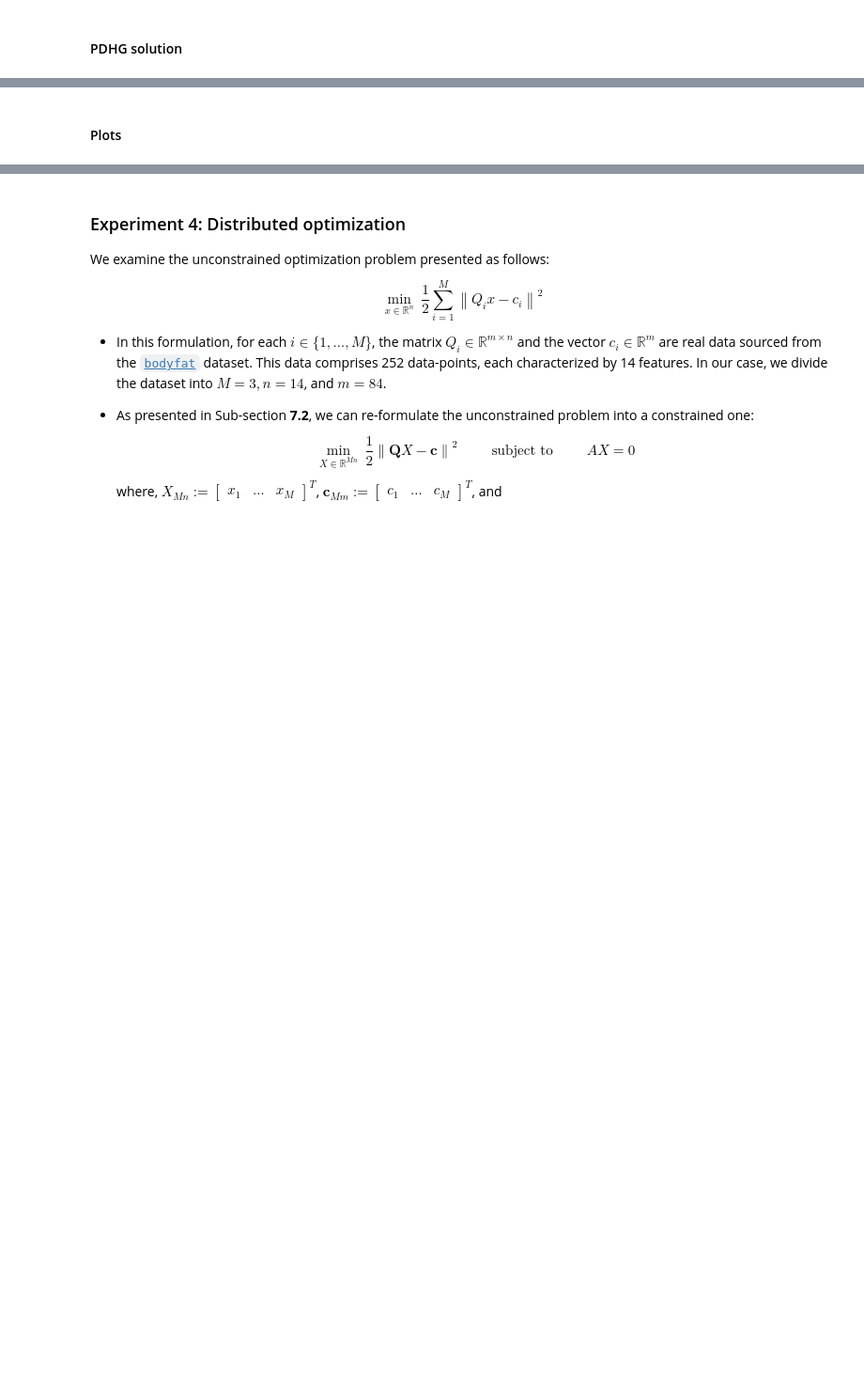
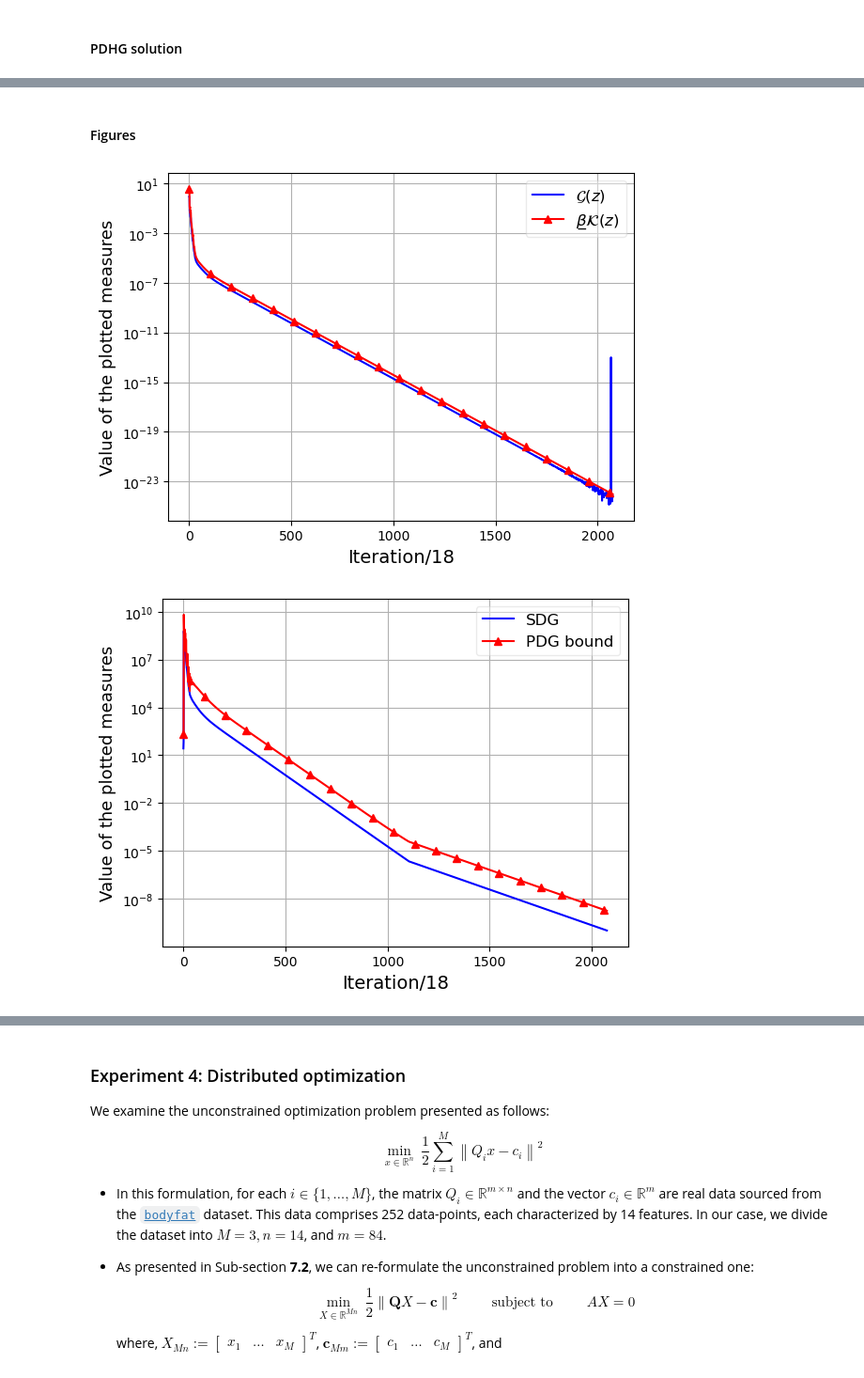
Before and after one commit to IyadWalwil/SDG-as-a-Stopping-Criterion, a Jupyter notebook: Experiments.ipynb, the cells around one changed output, grey strips where cells are left out. Shown at 94% size. Drawn from its saved outputs; the diff is of its cells as text; code cells hidden in the pictures; blank space fills up the shorter version.

```diff
--- a/Experiments.ipynb
+++ b/Experiments.ipynb
@@ -228,8 +354,6 @@ x_star, f_star, L, gamma = prob.prob_parameters(verbose=True)
 # %%
-# Initial values
-xo = np.zeros(n)
-yo = np.random.rand(m)
+# Initializing PDHG
+Alg = PDHG(xo, yo, prob.prox_LS, A, b, x_star)
 
-Alg = PDHG(xo, yo, prob.prox_LS, A, b, x_star)
-# result = Alg.two_runs(stop_crt_kwargs={'f':prob.LS, 'eta_fun':prob.eta_QEBSG})
-result = Alg.two_runs(stop_crt = 'KKT error', stop_crt_kwargs={'f': prob.LS, 'stationarity': prob.stationarity, 'gamma': prob.gamma_MSR()})
+# Solving the problem
+result = Alg.two_runs(stop_crt_kwargs={'f':prob.LS, 'eta_fun':prob.eta_QEBSG})
@@ -238,7 +375,8 @@ result = Alg.two_runs(stop_crt = 'KKT error', stop_crt_kwargs={'f': prob.LS, 'st
 # %%
+# OptimizationBounds initialization, it computes all the measures at initialization.
 bounds = OptimizationBounds(result["Primal variables"], result["Dual variables"], prob.LS, prob.prox_LS,
             prob.stationarity, prob.LSc, prob.proj_LSc, f_star, x_star, A, b,
             L = L, Lc_grad= prob.gradc_Lipschitz(), eta_fun= prob.ETA_BETAs, gamma = gamma)
 
-OG, FG, KKT, PDG, SDG = bounds.OG, bounds.FG, bounds.KKT, bounds.PDG, bounds.SDG[:, -1]
-OG_bounds, KKT_SDG_bounds, PDG_SDG_bounds = bounds.all_bounds()
+# Measures, assigning their computed values in the initialization.
+OG, FG, KKT, PDG, SDG = bounds.OG, bounds.FG, bounds.KKT, bounds.PDG, bounds.SDG_
@@ -252,8 +415,13 @@ comparability = {GK: [KKT_SDG_bounds['G<K']['SDG'], KKT_SDG_bounds['G<K']['bound
                  DG: [PDG, PDG_SDG_bounds['D<G']]}
 comparability_all[exp_name] = comparability
 # %% [markdown]
-#### Plots
+#### Figures
 # %%
+"""You may choose to visualize the Paper's figures only (Default)
+or all our findings by changing the argument (paper=True) to (paper=False)."""
+
 plots = Plotter()
-# plots.findings_plot(OG, FG, KKT, PDG, SDG, OG_bounds, KKT_SDG_bounds, PDG_SDG_bounds, result['step'])
-plots.plot_all(prob=exp_name, OG=OG, FG=FG, KKT=KKT, PDG = PDG, SDG = SDG, OG_bounds=OG_bounds, KKT_SDG_bounds=KKT_SDG_bounds, PDG_SDG_bounds=PDG_SDG_bounds, step=result['step'])
+plots.plot_all(paper=True, prob=exp_name, OG=OG, FG=FG, KKT=KKT, PDG = PDG, SDG = SDG, OG_bounds=OG_bounds, KKT_SDG_bounds=KKT_SDG_bounds, PDG_SDG_bounds=PDG_SDG_bounds, step=result['step'])
+# %% [output]
+[figure, added]
+[figure, added]
```
Also changed, not shown: parts of 66 cells of this notebook, 4 other files.
